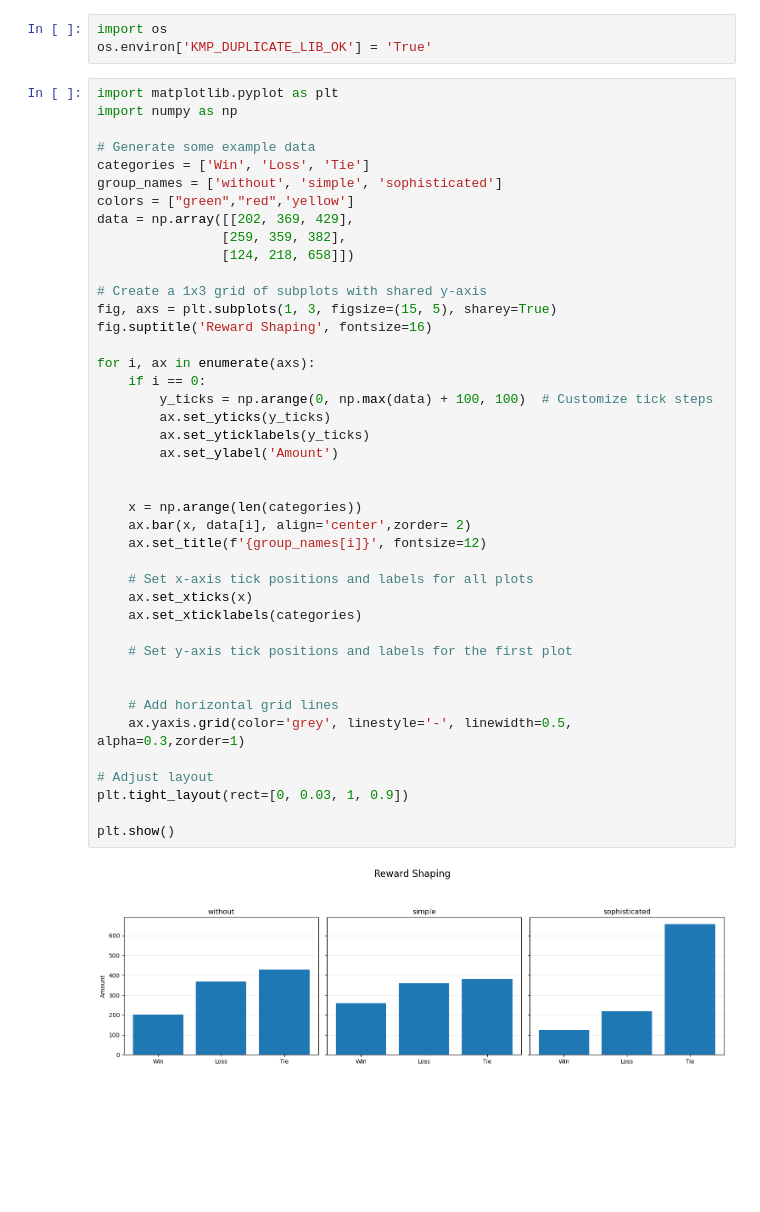
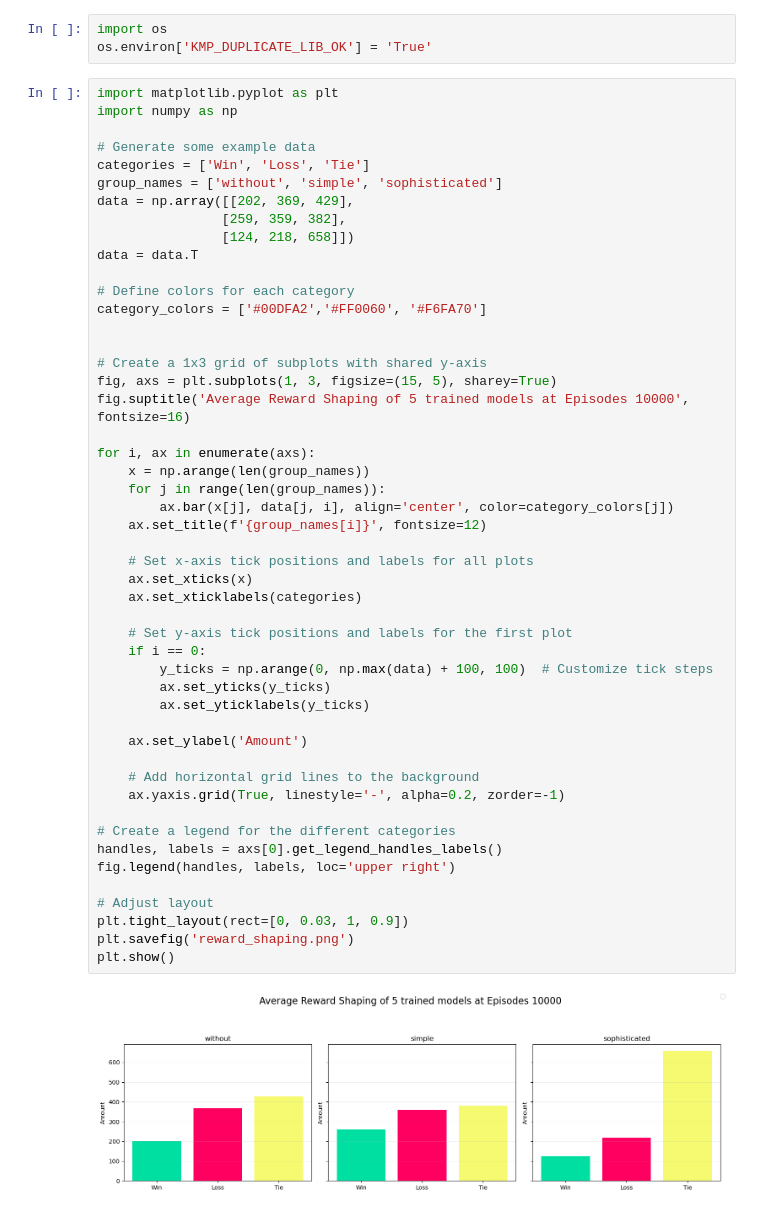
Before and after one commit to moemchen13/RL, a Jupyter notebook: RL_Agent/SAC/tryout_hockey.ipynb, the cells around one changed output. Cells and saved outputs as stored; diff of their text form; blank space fills up the shorter version.

```diff
--- a/RL_Agent/SAC/tryout_hockey.ipynb
+++ b/RL_Agent/SAC/tryout_hockey.ipynb
@@ -134,44 +166,51 @@ os.environ['KMP_DUPLICATE_LIB_OK'] = 'True'
 # %%
 import matplotlib.pyplot as plt
 import numpy as np
 
 # Generate some example data
 categories = ['Win', 'Loss', 'Tie']
 group_names = ['without', 'simple', 'sophisticated']
-colors = ["green","red",'yellow']
 data = np.array([[202, 369, 429],
                 [259, 359, 382],
                 [124, 218, 658]])
+data = data.T
+
+# Define colors for each category
+category_colors = ['#00DFA2','#FF0060', '#F6FA70']
+
 
 # Create a 1x3 grid of subplots with shared y-axis
 fig, axs = plt.subplots(1, 3, figsize=(15, 5), sharey=True)
-fig.suptitle('Reward Shaping', fontsize=16)
+fig.suptitle('Average Reward Shaping of 5 trained models at Episodes 10000', fontsize=16)
 
 for i, ax in enumerate(axs):
-    if i == 0:
-        y_ticks = np.arange(0, np.max(data) + 100, 100)  # Customize tick steps
-        ax.set_yticks(y_ticks)
-        ax.set_yticklabels(y_ticks)
-        ax.set_ylabel('Amount')
-
-
-    x = np.arange(len(categories))
-    ax.bar(x, data[i], align='center',zorder= 2)
+    x = np.arange(len(group_names))
+    for j in range(len(group_names)):
+        ax.bar(x[j], data[j, i], align='center', color=category_colors[j])
     ax.set_title(f'{group_names[i]}', fontsize=12)
 
     # Set x-axis tick positions and labels for all plots
     ax.set_xticks(x)
     ax.set_xticklabels(categories)
 
     # Set y-axis tick positions and labels for the first plot
+    if i == 0:
+        y_ticks = np.arange(0, np.max(data) + 100, 100)  # Customize tick steps
+        ax.set_yticks(y_ticks)
+        ax.set_yticklabels(y_ticks)
 
+    ax.set_ylabel('Amount')
 
-    # Add horizontal grid lines
-    ax.yaxis.grid(color='grey', linestyle='-', linewidth=0.5, alpha=0.3,zorder=1)
+    # Add horizontal grid lines to the background
+    ax.yaxis.grid(True, linestyle='-', alpha=0.2, zorder=-1)
+
+# Create a legend for the different categories
+handles, labels = axs[0].get_legend_handles_labels()
+fig.legend(handles, labels, loc='upper right')
 
 # Adjust layout
 plt.tight_layout(rect=[0, 0.03, 1, 0.9])
-
+plt.savefig('reward_shaping.png')
 plt.show()
 # %% [output]
-[figure, old version]
+[figure, new version]
```
Also changed, not shown: parts of 8 cells of this notebook, 4 other files.
